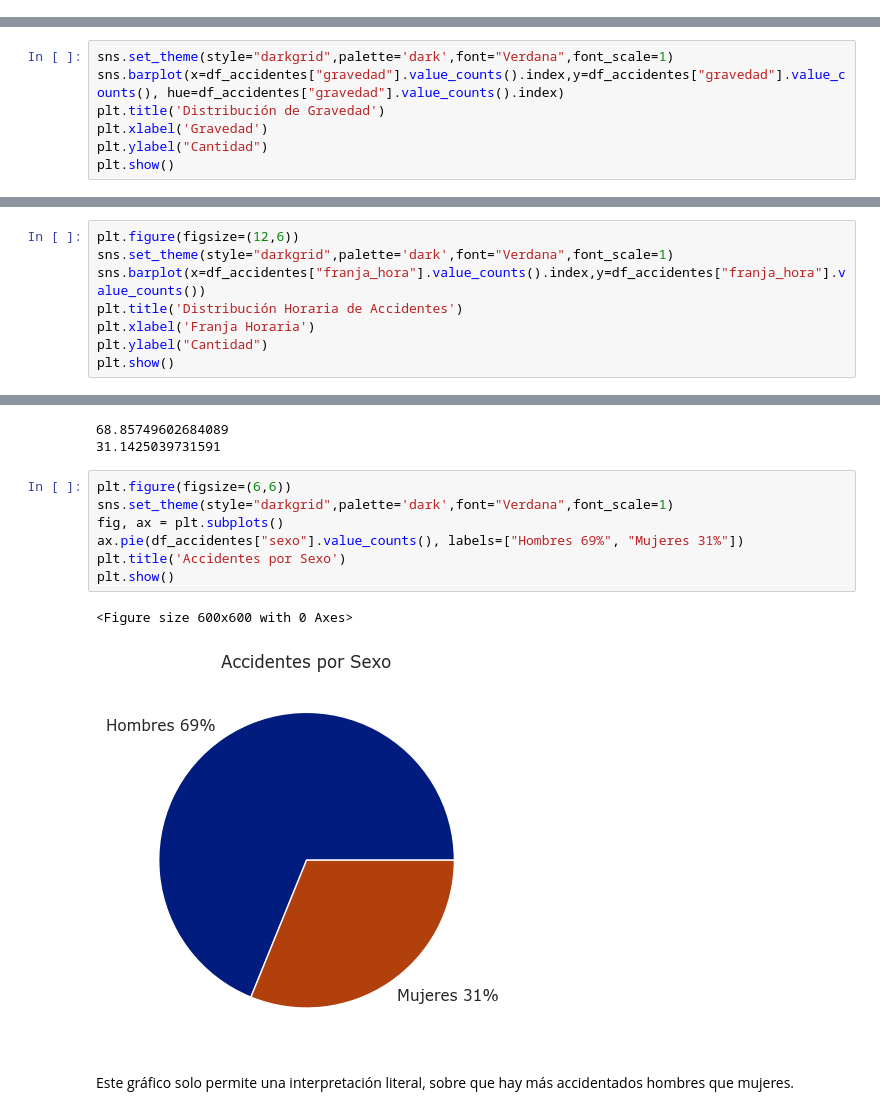
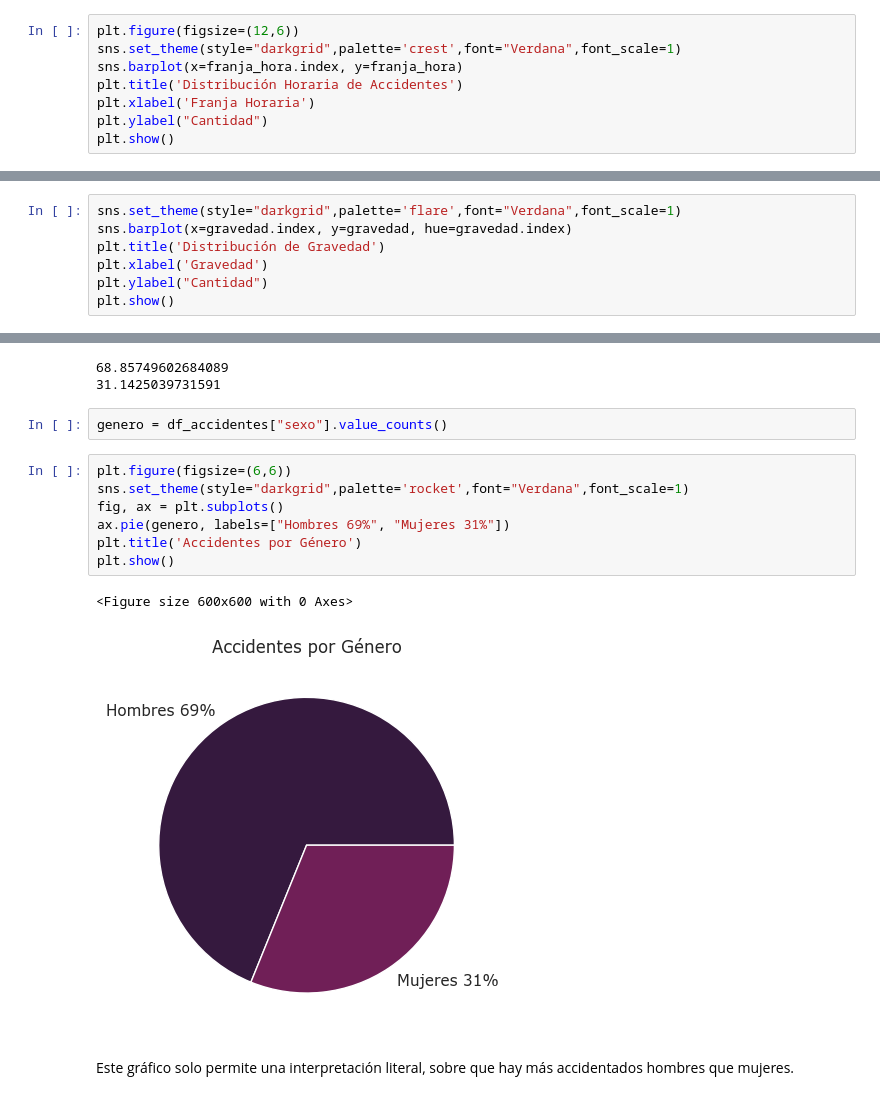
Before and after one commit to chelo1003/Henry_PI2_Accidentes, a Jupyter notebook: EDA/3_EDA_analisis.ipynb, the cells around one changed output, grey strips where cells are left out. Drawn from its saved outputs; the diff is of its cells as text.

```diff
--- a/EDA/3_EDA_analisis.ipynb
+++ b/EDA/3_EDA_analisis.ipynb
@@ -19,0 +24,8 @@ df_accidentes.head()
+# %%
+plt.figure(figsize=(12,6))
+sns.set_theme(style="darkgrid",palette='crest',font="Verdana",font_scale=1)
+sns.barplot(x=franja_hora.index, y=franja_hora)
+plt.title('Distribución Horaria de Accidentes')
+plt.xlabel('Franja Horaria')
+plt.ylabel("Cantidad")
+plt.show()
@@ -22,6 +40,6 @@ df_accidentes.head()
 # %%
-sns.set_theme(style="darkgrid",palette='dark',font="Verdana",font_scale=1)
-sns.barplot(x=df_accidentes["gravedad"].value_counts().index,y=df_accidentes["gravedad"].value_counts(), hue=df_accidentes["gravedad"].value_counts().index)
+sns.set_theme(style="darkgrid",palette='flare',font="Verdana",font_scale=1)
+sns.barplot(x=gravedad.index, y=gravedad, hue=gravedad.index)
 plt.title('Distribución de Gravedad')
 plt.xlabel('Gravedad')
 plt.ylabel("Cantidad")
@@ -35,8 +50,0 @@ Lógicamente, la cantidad de accidentes con heridas leves o sin lesiones es muy
-# %%
-plt.figure(figsize=(12,6))
-sns.set_theme(style="darkgrid",palette='dark',font="Verdana",font_scale=1)
-sns.barplot(x=df_accidentes["franja_hora"].value_counts().index,y=df_accidentes["franja_hora"].value_counts())
-plt.title('Distribución Horaria de Accidentes')
-plt.xlabel('Franja Horaria')
-plt.ylabel("Cantidad")
-plt.show()
@@ -55,16 +59,18 @@ print(mujeres*100/total)
 # %% [output]
 68.85749602684089
 31.1425039731591
+# %%
+genero = df_accidentes["sexo"].value_counts()
 # %%
 plt.figure(figsize=(6,6))
-sns.set_theme(style="darkgrid",palette='dark',font="Verdana",font_scale=1)
+sns.set_theme(style="darkgrid",palette='rocket',font="Verdana",font_scale=1)
 fig, ax = plt.subplots()
-ax.pie(df_accidentes["sexo"].value_counts(), labels=["Hombres 69%", "Mujeres 31%"])
-plt.title('Accidentes por Sexo')
+ax.pie(genero, labels=["Hombres 69%", "Mujeres 31%"])
+plt.title('Accidentes por Género')
 plt.show()
 # %% [output]
 <Figure size 600x600 with 0 Axes>
-[figure, old version]
+[figure, new version]
 # %% [markdown]
 Este gráfico solo permite una interpretación literal, sobre que hay más accidentados hombres que mujeres.
 # %% [markdown]
```
Also changed, not shown: parts of 28 cells of this notebook, 1 other file.
